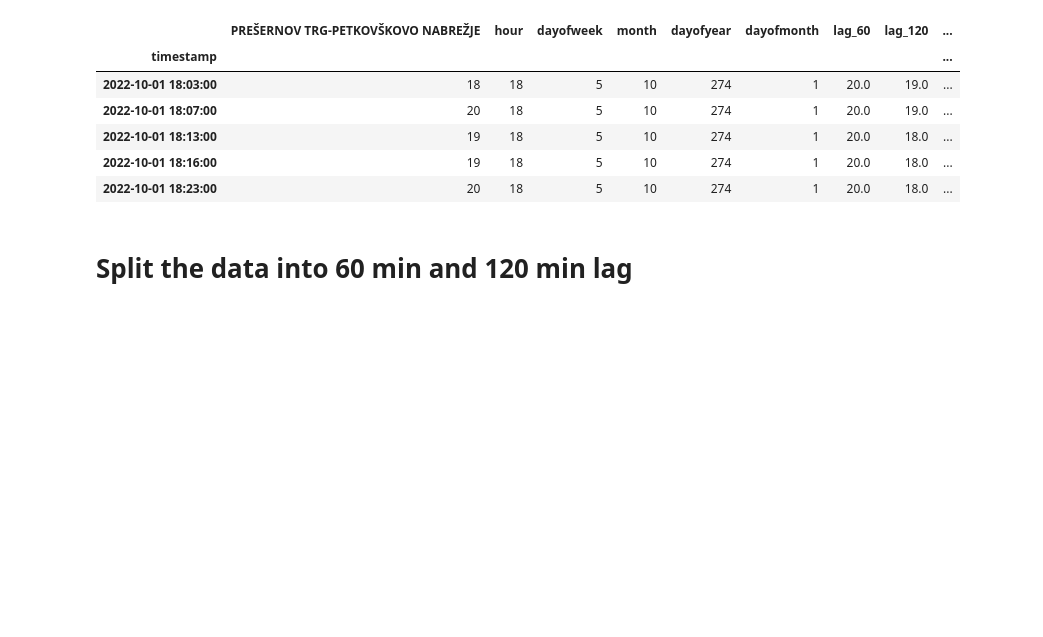
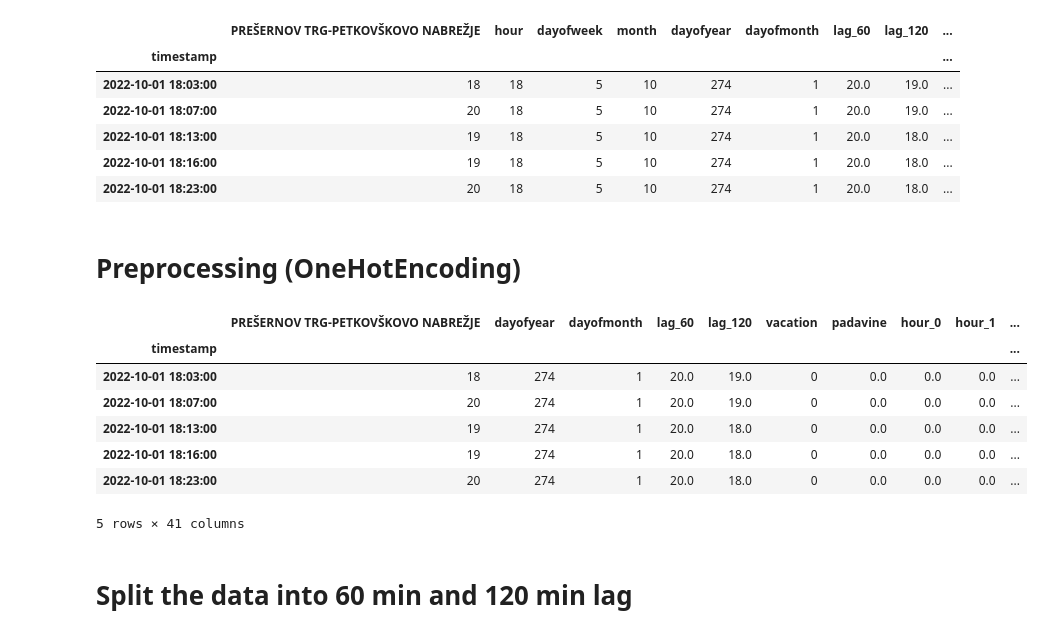
Before and after one commit to ZanMervic/bicikelj_machine_learning_project, a Jupyter notebook: bicikelj_LR.ipynb, the cells around one changed output. Drawn from its saved outputs; the diff is of its cells as text; code cells hidden in the pictures; blank space fills up the shorter version.

```diff
--- a/bicikelj_LR.ipynb
+++ b/bicikelj_LR.ipynb
@@ -229,3 +229,5 @@ memory usage: 46.5 KB
 | 2022-10-01 18:23:00 | 20 | 18 | 5 | 10 | 274 | 1 | 20.0 | 18.0 | ... |
 # %%
 df_list[0].to_csv("data/other/processed.csv")
+# %% [markdown]
+# Preprocessing (OneHotEncoding)
@@ -232,3 +253,17 @@ df_list[0].to_csv("data/other/processed.csv")
+# %%
+# Use the one hot encoder on all dataframes
+df_list = [one_hot_encode(station) for station in df_list]
+
+display(df_list[0].tail())
+# %% [output]
+|  | PREŠERNOV TRG-PETKOVŠKOVO NABREŽJE | dayofyear | dayofmonth | lag_60 | lag_120 | vacation | padavine | hour_0 | hour_1 | ... |
+| timestamp |  |  |  |  |  |  |  |  |  | ... |
+| 2022-10-01 18:03:00 | 18 | 274 | 1 | 20.0 | 19.0 | 0 | 0.0 | 0.0 | 0.0 | ... |
+| 2022-10-01 18:07:00 | 20 | 274 | 1 | 20.0 | 19.0 | 0 | 0.0 | 0.0 | 0.0 | ... |
+| 2022-10-01 18:13:00 | 19 | 274 | 1 | 20.0 | 18.0 | 0 | 0.0 | 0.0 | 0.0 | ... |
+| 2022-10-01 18:16:00 | 19 | 274 | 1 | 20.0 | 18.0 | 0 | 0.0 | 0.0 | 0.0 | ... |
+| 2022-10-01 18:23:00 | 20 | 274 | 1 | 20.0 | 18.0 | 0 | 0.0 | 0.0 | 0.0 | ... |
+5 rows × 41 columns
 # %% [markdown]
 # Split the data into 60 min and 120 min lag
 # %%
```
Also changed, not shown: parts of 7 cells of this notebook, 12 other files.
